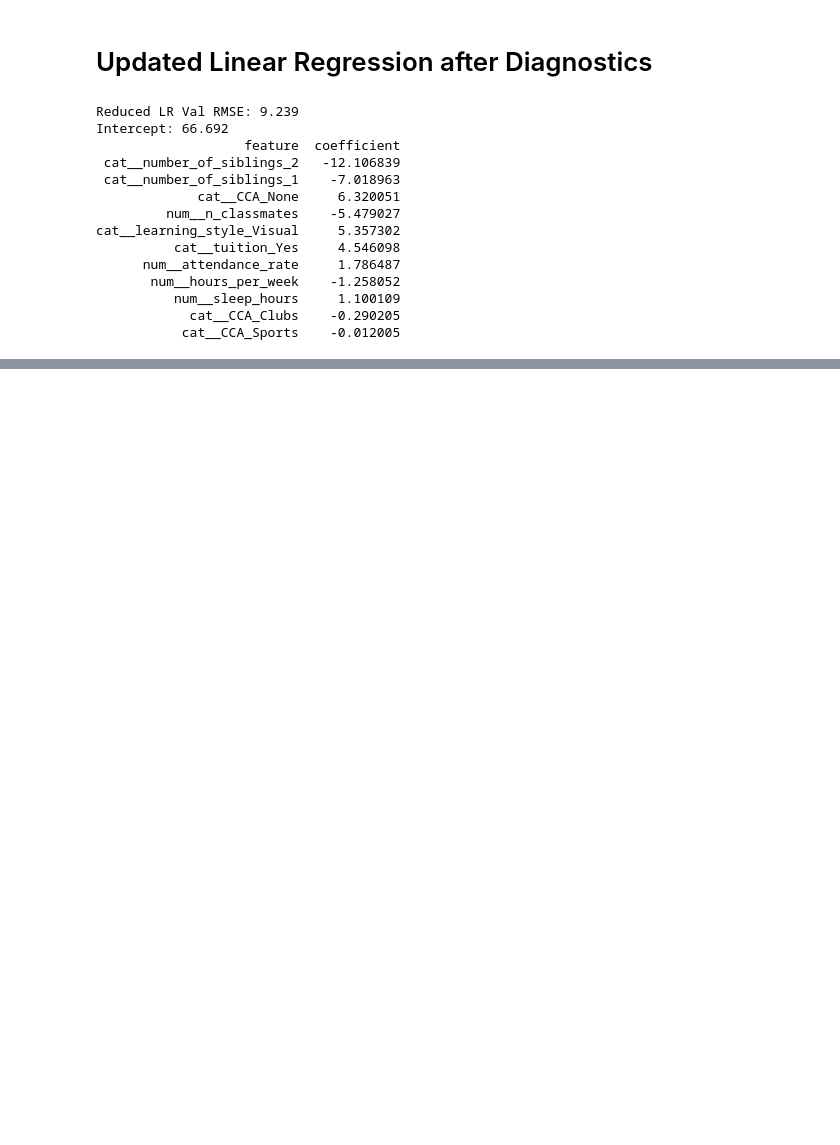
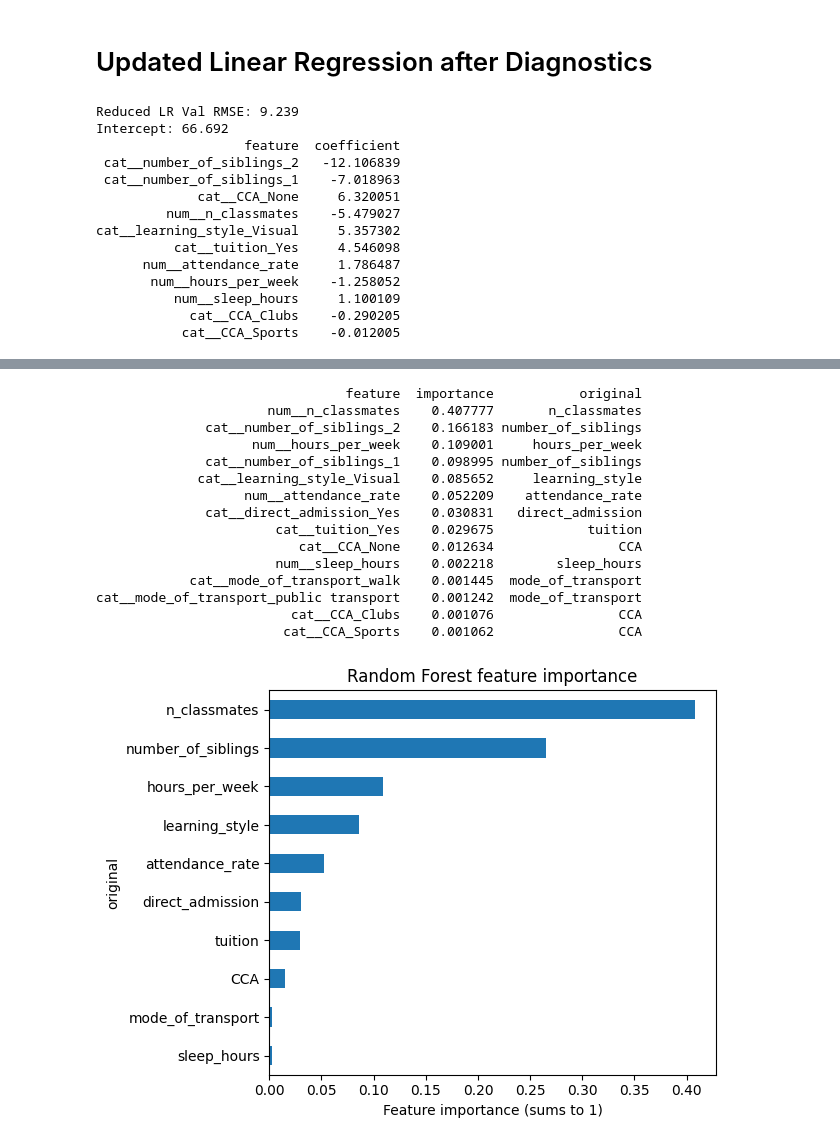
Before and after one commit to EdwardCKB/daily-ds, a Jupyter notebook: ml/clean-code/aiap-student-score-prediction.ipynb, the cells around one changed output, grey strips where cells are left out. Cells and saved outputs as stored; diff of their text form; code cells hidden in the pictures; blank space fills up the shorter version.

```diff
--- a/ml/clean-code/aiap-student-score-prediction.ipynb
+++ b/ml/clean-code/aiap-student-score-prediction.ipynb
@@ -727,0 +843,33 @@ cat__learning_style_Visual     5.357302
+# %%
+rf_step = best_rf.named_steps['model']
+feature_names = best_rf.named_steps['preprocess'].get_feature_names_out()
+
+rf_imp = pd.DataFrame({'feature': feature_names,'importance': rf_step.feature_importances_})
+rf_imp['original'] = rf_imp['feature'].apply(original_column)
+print(rf_imp.sort_values('importance', ascending=False).to_string(index=False))
+
+# Grouped by original column
+grouped = rf_imp.groupby('original')['importance'].sum().sort_values()
+
+grouped.plot(kind='barh')
+plt.xlabel('Feature importance (sums to 1)')
+plt.title('Random Forest feature importance')
+plt.tight_layout()
+plt.show()
+# %% [output]
+                                feature  importance           original
+                      num__n_classmates    0.407777       n_classmates
+              cat__number_of_siblings_2    0.166183 number_of_siblings
+                    num__hours_per_week    0.109001     hours_per_week
+              cat__number_of_siblings_1    0.098995 number_of_siblings
+             cat__learning_style_Visual    0.085652     learning_style
+                   num__attendance_rate    0.052209    attendance_rate
+              cat__direct_admission_Yes    0.030831   direct_admission
+                       cat__tuition_Yes    0.029675            tuition
+                          cat__CCA_None    0.012634                CCA
+                       num__sleep_hours    0.002218        sleep_hours
+            cat__mode_of_transport_walk    0.001445  mode_of_transport
+cat__mode_of_transport_public transport    0.001242  mode_of_transport
+                         cat__CCA_Clubs    0.001076                CCA
+                        cat__CCA_Sports    0.001062                CCA
+[figure, added]
```
Also changed, not shown: parts of 13 cells of this notebook.
